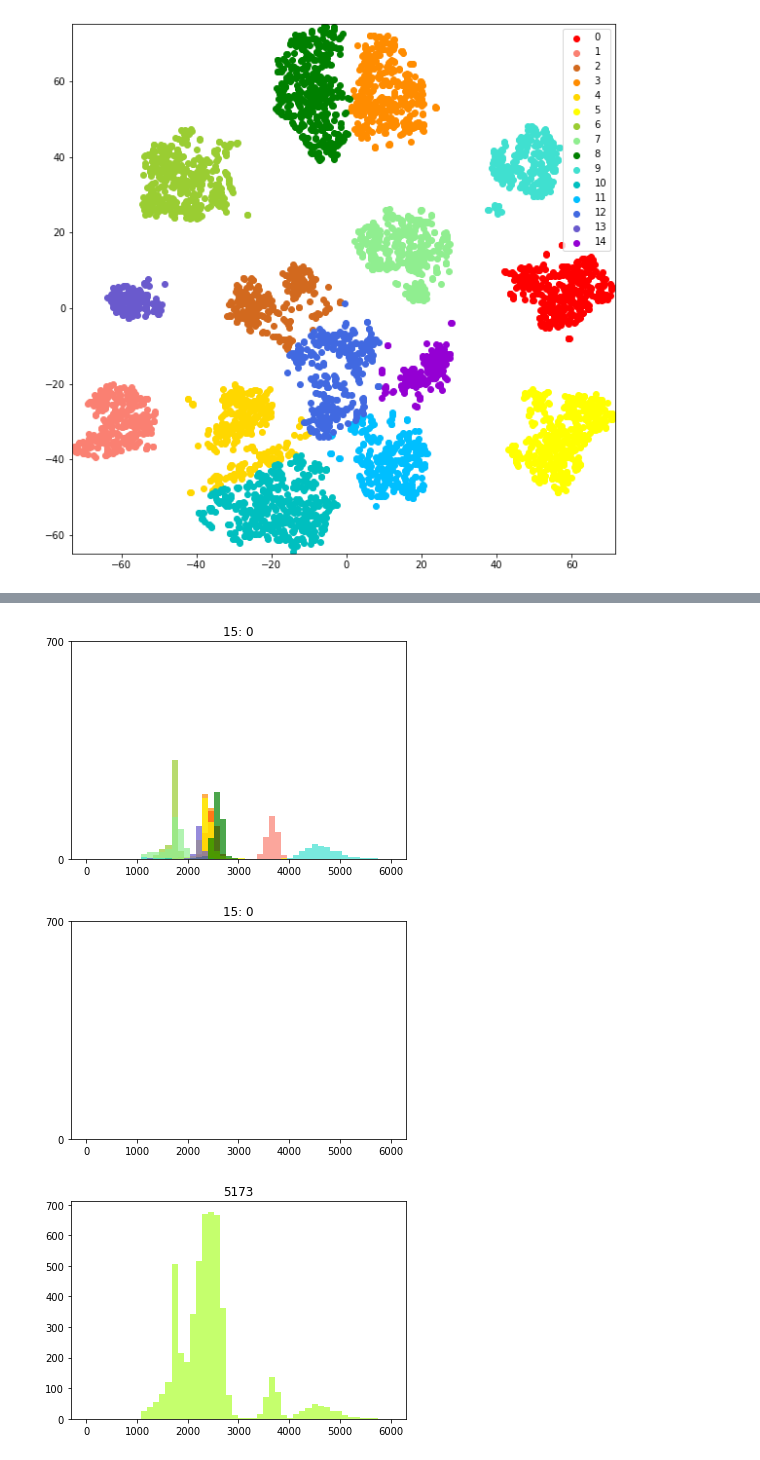
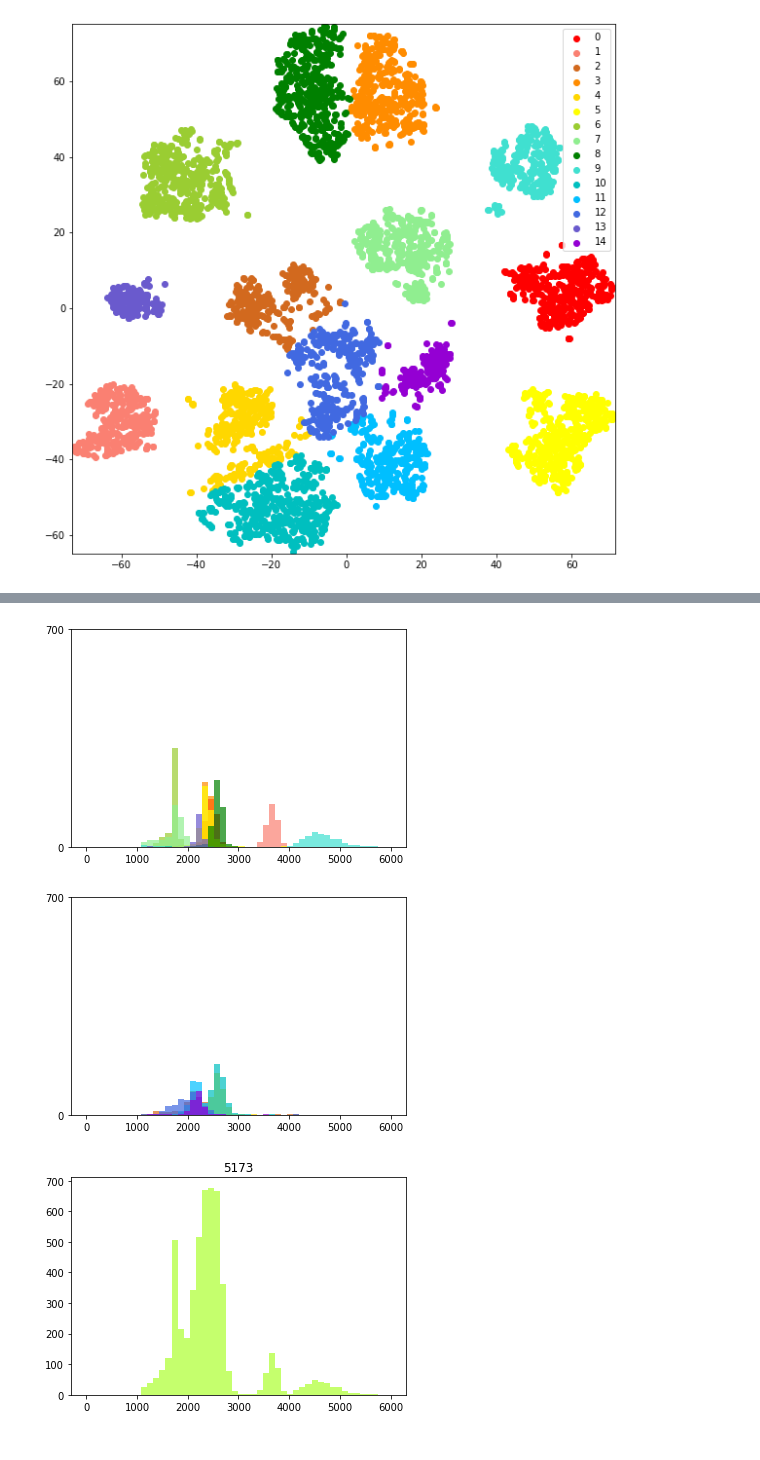
Before and after one commit to yebiny/Songbird-clusturing, a Jupyter notebook: 4-TSNE.ipynb, the cells around one changed output, grey strips where cells are left out. Drawn from its saved outputs; the diff is of its cells as text; code cells hidden in the pictures.

```diff
--- a/4-TSNE.ipynb
+++ b/4-TSNE.ipynb
@@ -10,9 +10,10 @@ from tSNE_plot import *
 load_dir = 'train_result/train_5/'
 # %%
 x_test = np.load('%s/x_test.npy'%(load_dir))
-x_train = np.load('%s/x_train.npy'%(load_dir))
-y_test = np.load('%s/y_test.npy'%(load_dir))
-y_name = np.load('./data/w58y67/preprocessing_2/step_1/wav_name.npy')
+x_info = np.load('%s/y_test.npy'%(load_dir))
+x_name = np.load('./data/w58y67/preprocessing_2/step_1/wav_name.npy')
 print('* data shape: ', x_test.shape)
+print('* data shape: ', x_info.shape)
+print('* data shape: ', x_name.shape)
 # %% [output]
 * data shape:  (5173, 128, 64, 1)
@@ -89,35 +149,24 @@ plot_group(x_test, y_pred, idx, load_dir)
 # %%
-good_id=[0,1,3,5,6,7,8,9,13]
-bad_id = [2,4,10,11,12,14,15]
-
-plt.title( '%i: %i'%(idx, len(gx)))
-for i in good_id:
-    cond = y_pred==i
-    gx = x_test[cond]
-    gy = y_test[cond]
-    plt.hist(gy[:,2], range=(0,6000), color = c_list[i], bins=50, alpha=0.7)
 
 
-plt.yticks([0,700])
-#plt.show()
-plt.savefig('%s/lenth_good'%(load_dir))
+def draw_lenth(groups, save_dir=None):
+    for i in groups:
+        cond = y_pred==i
+        gx = x_test[cond]
+        gy = y_test[cond]
+        plt.hist(gy[:,2], range=(0,6000), color = c_list[i], bins=50, alpha=0.7)
+    #plt.title( '%i: %i'%(idx, len(gx)))
+    plt.yticks([0,700])
+
+    if save_dir != None:
+        plt.savefig(save_dir)
+    plt.show()
-# %% [output]
-[figure, removed]
-# %%
-idx = 15
-
-cond = y_pred==idx
-gx = x_test[cond]
-gy = y_test[cond]
-
-fig = plt.figure()
-plt.title( '%i: %i'%(idx, len(gx)))
-plt.hist(gy[:,2], range=(0,6000), color = c_list[idx], bins=50, alpha=0.7)
-plt.yticks([0,700])
-#plt.show()
-plt.savefig('%s/lenth_%i'%(load_dir, idx))
-# %% [output]
-[figure, removed]
+# %%
+draw_lenth(good_id)
+draw_lenth(bad_id)
+# %% [output]
+[figure, added]
+[figure, added]
 # %%
 plt.title( len(y_test))
 plt.hist(y_test[:,2], range=(0,6000), bins=50, color = c_base, alpha=0.7)
```
Also changed, not shown: parts of 7 cells of this notebook, 1 other file.
